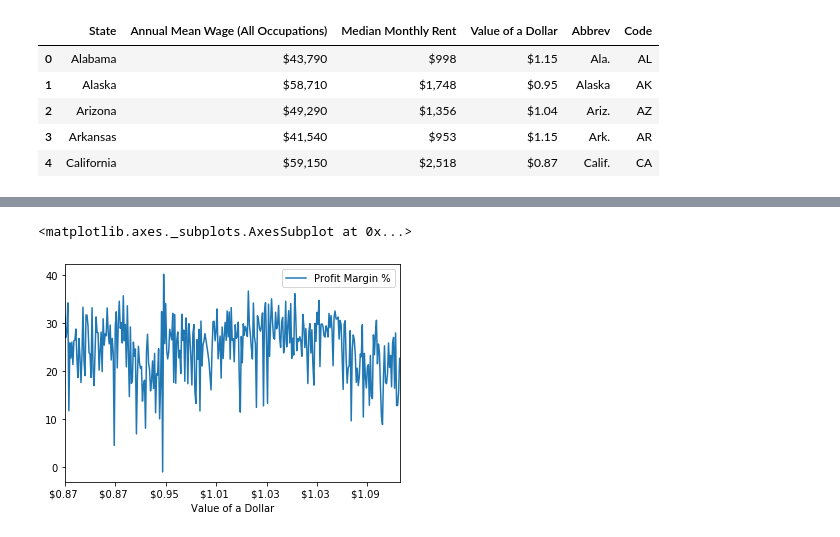
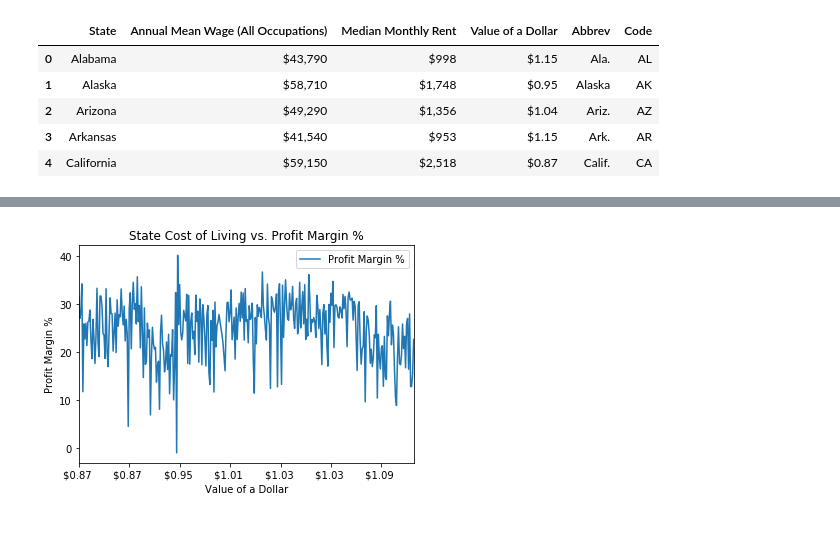
Before and after one commit to rachitpareek/profitAnalysis, a Jupyter notebook: Analysis.ipynb, the cells around one changed output, grey strips where cells are left out. Drawn from its saved outputs; the diff is of its cells as text; code cells hidden in the pictures.

```diff
--- a/Analysis.ipynb
+++ b/Analysis.ipynb
@@ -26 +24,4 @@ data = pd.read_csv("summer_internship_takehome.csv")
+# %%
+# Import dataset from CSV
+data = pd.read_csv("retail_sales_data.csv")
 # %% [markdown]
@@ -173,13 +164,10 @@ might do pca to understand, looked at coefs
 # %%
-# writing a model. first get data for prediction
-# only using non linearly dep cols so have right rank
 locations_with_rental_cost = annual_data.copy()[annual_data["Rental cost"] != 0]
 locations_without_rental_cost = annual_data.copy()[annual_data["Rental cost"] == 0]
-# Could add ranodm state
 X_train, X_test, y_train, y_test = train_test_split(
     locations_with_rental_cost[["Gross revenue", "Fixed cost", "Variable cost", "Number of products"]],
-    locations_with_rental_cost[["Rental cost"]], test_size=0.33, random_state=42)
-#normalization doesn't make a difference
+    locations_with_rental_cost[["Rental cost"]], test_size=0.25, random_state=42)
+# Normalization won't make a difference for OLS
 model = LinearRegression()
 model.fit(X_train, y_train)
 print("R^2 for training data: " + str(model.score(X_train, y_train)))
@@ -291,5 +260,7 @@ rent_adjusted_annual_data.shape
 # %%
-rent_adjusted_annual_data.sort_values("Value of a Dollar").plot.line("Value of a Dollar", "Profit Margin %")
+ax = rent_adjusted_annual_data.sort_values("Value of a Dollar").plot.line("Value of a Dollar", "Profit Margin %")
+ax.set_title("State Cost of Living vs. Profit Margin %")
+ax.set_ylabel("Profit Margin %");
+# There doesn't seem to be an obvious trend here.
 # %% [output]
-<matplotlib.axes._subplots.AxesSubplot at 0x...>
-[figure, old version]
+[figure, new version]
```
Also changed, not shown: parts of 49 cells of this notebook.
